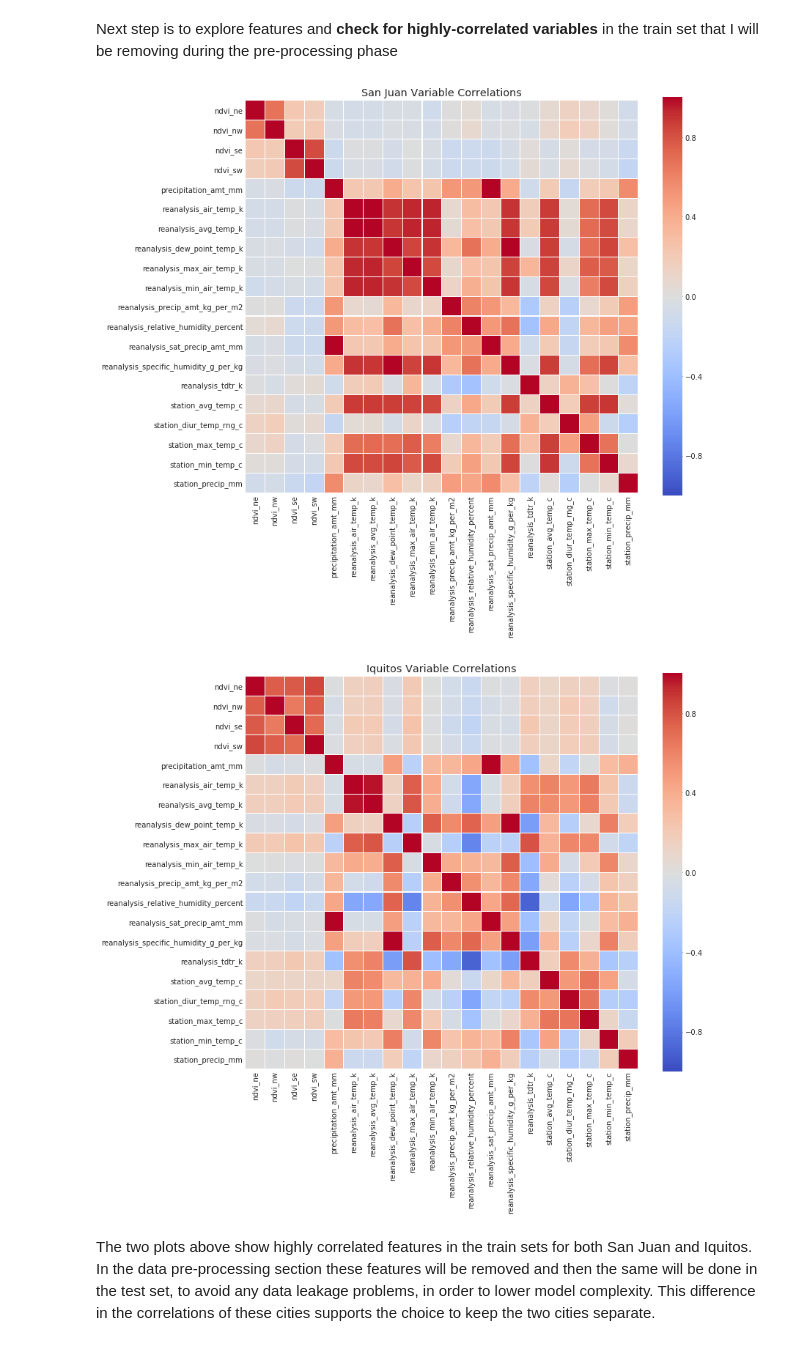
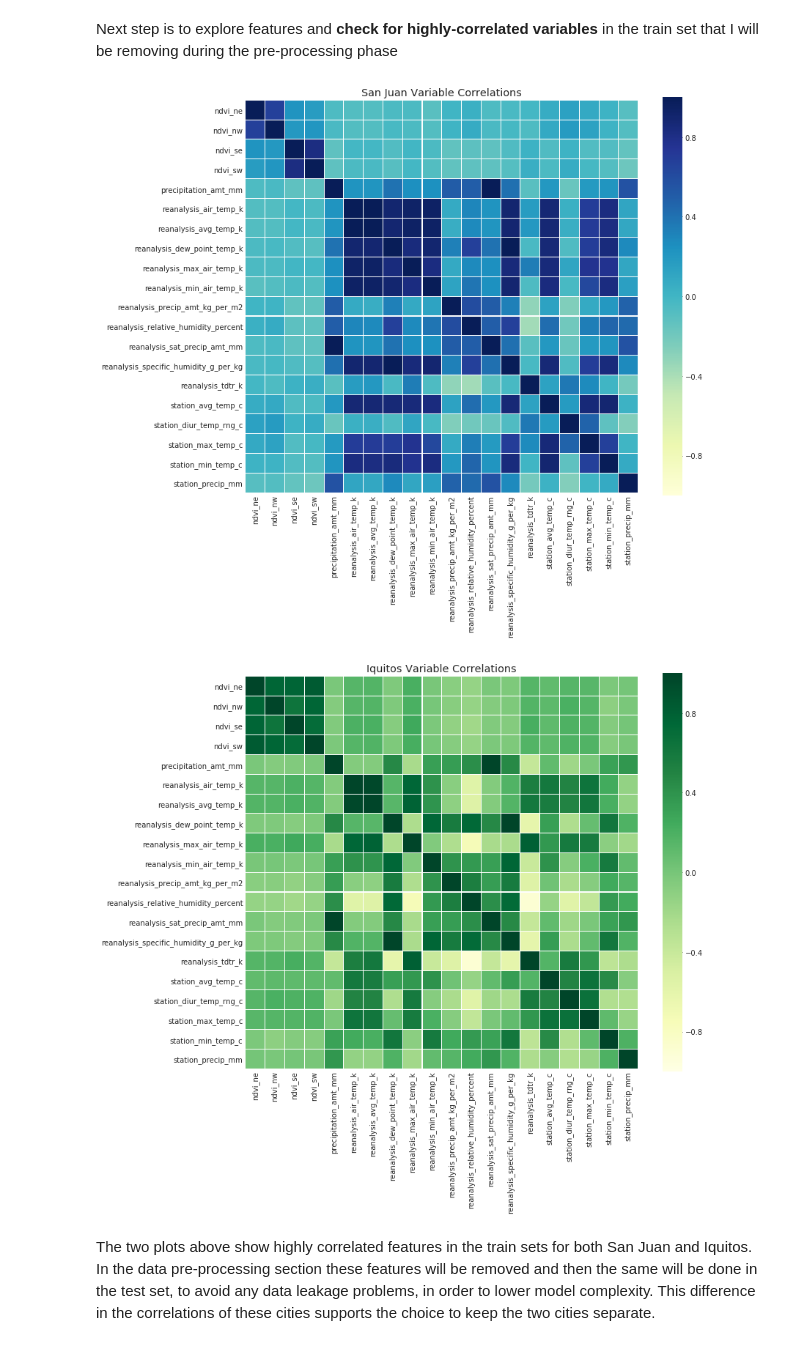
Before and after one commit to giuliamart/capstone_project_MLEN, a Jupyter notebook: DengAI_ Predicting Disease Spread.ipynb, the cells around one changed output. Drawn from its saved outputs; the diff is of its cells as text; code cells hidden in the pictures.

```diff
--- a/DengAI_ Predicting Disease Spread.ipynb
+++ b/DengAI_ Predicting Disease Spread.ipynb
@@ -208,19 +208,19 @@ Next step is to explore features and **check for highly-correlated variables** i
 # %%
 corr = df_train_sj.drop(columns=['city','weekofyear','total_cases','year','week_start_date'],axis=1).corr()
 plt.figure(figsize=(12, 10))
 plt.title('San Juan Variable Correlations')
-sns.heatmap(corr,cmap='coolwarm', vmax=1.0, vmin=-1.0, linewidths=0.1,
+sns.heatmap(corr,cmap='YlGnBu', vmax=1.0, vmin=-1.0, linewidths=0.1,
             annot=False, annot_kws={"size": 8}, square=True);
 # %% [output]
-[figure, old version]
+[figure, new version]
 # %%
 corr = df_train_iq.drop(columns=['city','weekofyear','total_cases','year','week_start_date'],axis=1).corr()
 plt.figure(figsize=(12, 10))
 plt.title('Iquitos Variable Correlations')
-sns.heatmap(corr,cmap='coolwarm', vmax=1.0, vmin=-1.0, linewidths=0.1,
+sns.heatmap(corr,cmap='YlGn', vmax=1.0, vmin=-1.0, linewidths=0.1,
             annot=False, annot_kws={"size": 8}, square=True);
 # %% [output]
-[figure, old version]
+[figure, new version]
 # %% [markdown]
 The two plots above show highly correlated features in the train sets for both San Juan and Iquitos. In the data pre-processing section these features will be removed and then the same will be done in the test set, to avoid any data leakage problems, in order to lower model complexity. This difference in the correlations of these cities supports the choice to keep the two cities separate.
 # %% [markdown]
```
Also changed, not shown: parts of 21 cells of this notebook.
